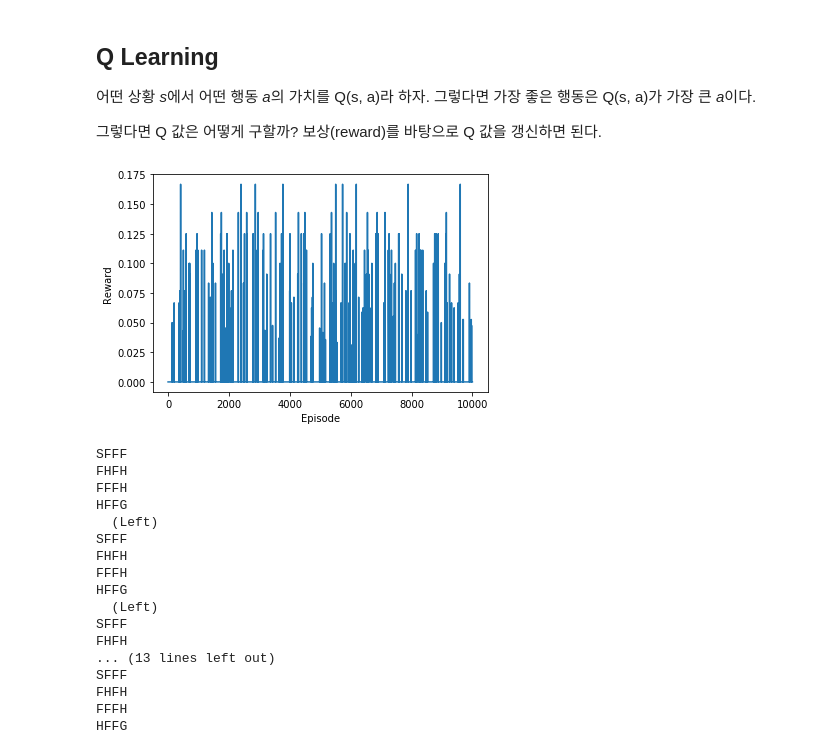
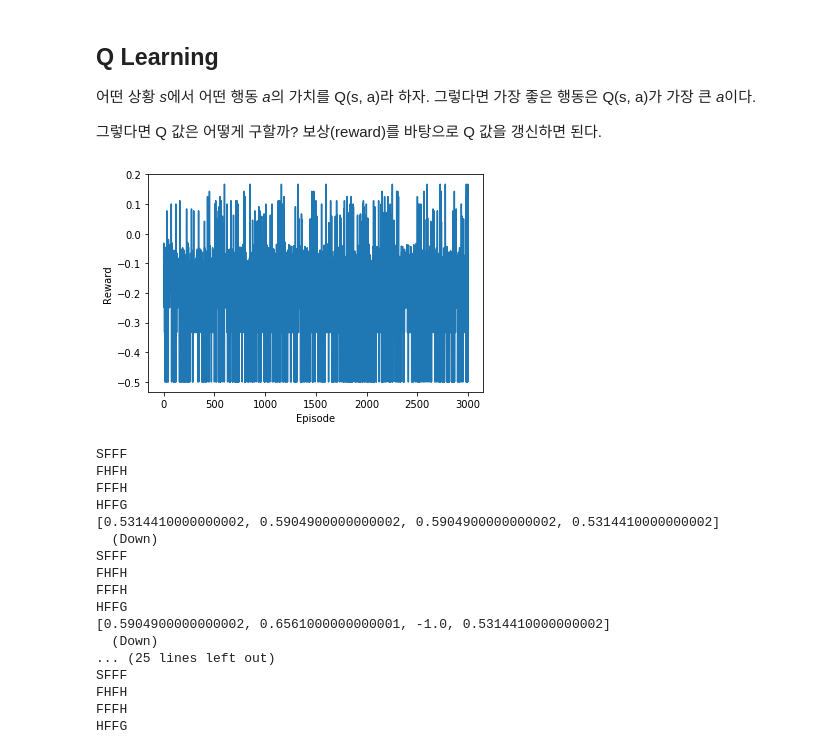
Before and after one commit to HanyangTechAI/RL_2020, a Jupyter notebook: lab01_introduction_to_reinforcement_learning_with_openaI_gym/1. Introduction to Reinforcement Learning with OpenAI Gym.ipynb, the cells around one changed output. Cells and saved outputs as stored; diff of their text form; code cells hidden in the pictures.

```diff
--- a/lab01_introduction_to_reinforcement_learning_with_openaI_gym/1. Introduction to Reinforcement Learning with OpenAI Gym.ipynb
+++ b/lab01_introduction_to_reinforcement_learning_with_openaI_gym/1. Introduction to Reinforcement Learning with OpenAI Gym.ipynb
@@ -222,14 +210,15 @@ class Agent:
     self.q_table[state][action] += self.learning_rate * (q2 - q1)
 # %%
 # 위에서 만든 에이전트를 바탕으로 학습을 시켜보자.
-env = gym.make('FrozenLake-v0')
+# 다만, 문제를 조금 쉽게 하기 위해 미끄럼 방지를 켜둔다.
+env = gym.make('FrozenLake-v0', is_slippery=False)
 agent = Agent(env.action_space)
 
 # 시간에 따른 보상의 변화를 보기 위해 받은 보상을 저장해두자.
 rewards = []
 
 # 1000 에피소드를 수행한다.
-for episode in range(1, 10000 + 1):
+for episode in range(1, 3000 + 1):
   state = env.reset()
 
   episode_rewards = []
@@ -237,29 +226,35 @@ for episode in range(1, 10000 + 1):
     action = agent.get_action(state)
     next_state, reward, done, _ = env.step(action)
 
-    agent.train(state, action, reward, next_state)
+    if done:
+      # 만약 죽었다면 음의 보상을 준다.
+      if reward == 0:
+        reward = -1
+
+      agent.train(state, action, reward, next_state)
+      episode_rewards.append(reward)
+      break
+    else:
+      agent.train(state, action, reward, next_state)
+      episode_rewards.append(reward)
+
     state = next_state
 
-    episode_rewards.append(reward)
-
-    if done:
-      break
-
   rewards.append(sum(episode_rewards) / len(episode_rewards))
 # %%
 # 이제 그래프를 그려보자
 import matplotlib.pyplot as plt
 %matplotlib inline
 
-X = [i for i in range(1, 10000 + 1)]
+X = [i for i in range(1, 3000 + 1)]
 
 plt.plot(X, rewards)
 plt.xlabel('Episode')
 plt.ylabel('Reward')
 
 plt.show()
 # %% [output]
-[figure, old version]
+[figure, new version]
 # %%
 # 에이전트가 정상적으로 학습이 됐는지 확인하기 위해 epsilon을 0으로 하고 에피소드를 수행해보자.
 state = env.reset()
@@ -268,28 +263,31 @@ agent.epsilon = 0
 while True:
   env.render()
 
+  print(agent.q_table[state])
+
   action = agent.get_action(state)
   next_state, reward, done, _ = env.step(action)
 
-  agent.train(state, action, reward, next_state)
   state = next_state
 
   if done:
+    print('Solved!')
+    env.render()
     break
 # %% [output]
 SFFF
 FHFH
 FFFH
 HFFG
-  (Left)
+[0.5314410000000002, 0.5904900000000002, 0.5904900000000002, 0.5314410000000002]
+  (Down)
 SFFF
 FHFH
 FFFH
 HFFG
-  (Left)
-SFFF
-FHFH
-... (13 lines left out)
+[0.5904900000000002, 0.6561000000000001, -1.0, 0.5314410000000002]
+  (Down)
+... (25 lines left out)
 SFFF
 FHFH
 FFFH
```
Also changed, not shown: parts of 11 cells of this notebook.
